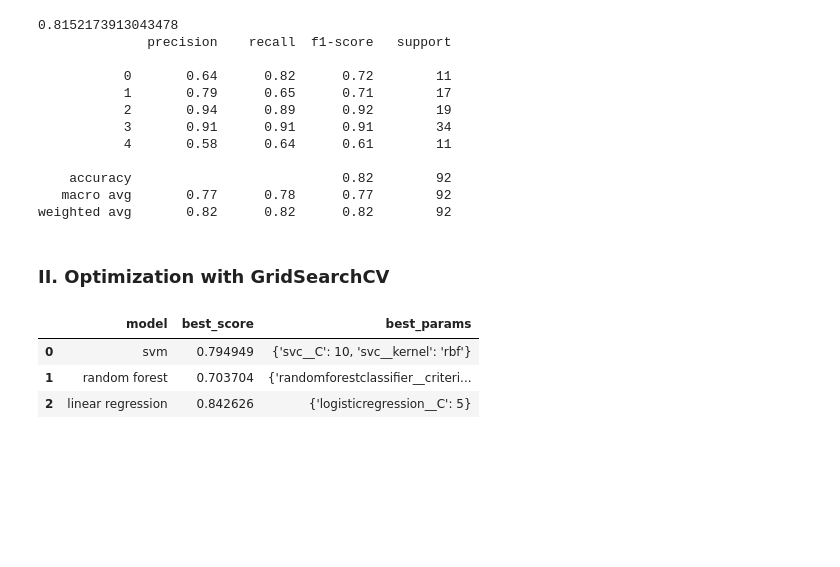
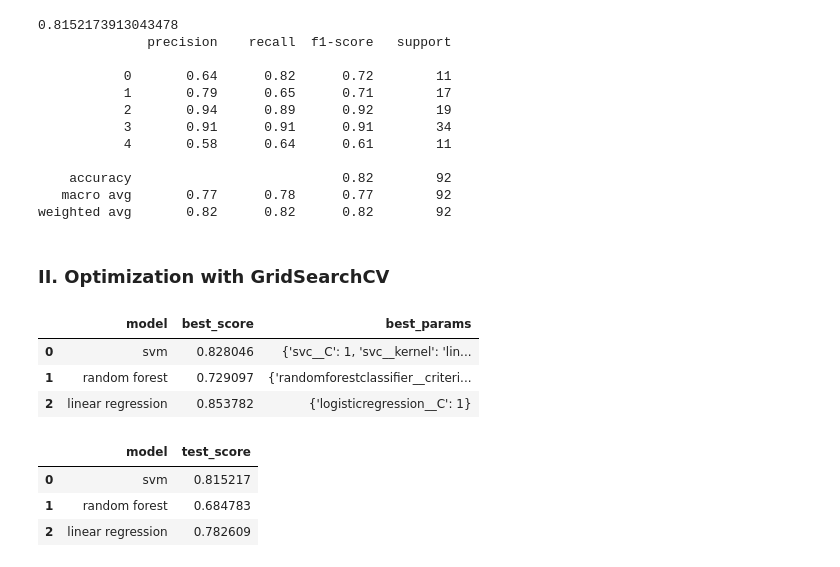
Before and after one commit to SayliMN/LeadersClassifier, a Jupyter notebook: Model/Leaders_classifier.ipynb, the cells around one changed output. Cells and saved outputs as stored; diff of their text form; code cells hidden in the pictures; blank space fills up the shorter version.

Commit message:
Add test_score for each classifier

```diff
--- a/Model/Leaders_classifier.ipynb
+++ b/Model/Leaders_classifier.ipynb
@@ -215,7 +215,7 @@ from sklearn.metrics import classification_report
 # %%
 X_train, X_test, y_train, y_test = train_test_split(X,y, random_state=0)
 # %%
-pipe = Pipeline([("scaler", StandardScaler()),("svc", SVC(kernel = "linear", C = 5))])
+pipe = Pipeline([("scaler", StandardScaler()),("svc", SVC(C = 5, kernel = "linear"))])
 pipe.fit(X_train, y_train)
 print(pipe.score(X_test, y_test))
 print(classification_report(y_test, pipe.predict(X_test)))
@@ -269,22 +269,37 @@ model_params = {
 # %%
 scores = []
 best_estimators = {}
-import pandas as pd
-for algo, mp in model_params.items():
-    pipe = make_pipeline(StandardScaler(), mp['model'])
-    clf =  GridSearchCV(pipe, mp['params'], cv=5, return_train_score=False)
+
+for classifier, mp in model_params.items():
+    pipe = make_pipeline(StandardScaler(), mp["model"])
+    clf =  GridSearchCV(pipe, mp["params"], cv = 8, return_train_score=False)
     clf.fit(X_train, y_train)
     scores.append({
-        'model': algo,
+        'model': classifier,
         'best_score': clf.best_score_,
         'best_params': clf.best_params_
     })
-    best_estimators[algo] = clf.best_estimator_
+    best_estimators[classifier] = clf.best_estimator_
 
 df = pd.DataFrame(scores,columns=['model','best_score','best_params'])
 df
 # %% [output]
 |  | model | best_score | best_params |
-| 0 | svm | 0.794949 | {'svc__C': 10, 'svc__kernel': 'rbf'} |
-| 1 | random forest | 0.703704 | {'randomforestclassifier__criteri... |
-| 2 | linear regression | 0.842626 | {'logisticregression__C': 5} |
+| 0 | svm | 0.828046 | {'svc__C': 1, 'svc__kernel': 'lin... |
+| 1 | random forest | 0.729097 | {'randomforestclassifier__criteri... |
+| 2 | linear regression | 0.853782 | {'logisticregression__C': 1} |
+# %%
+score_test = []
+for classifier in model_params.keys():
+    score = best_estimators[classifier].score(X_test, y_test)
+    score_test.append({
+        "model": classifier,
+        "test_score" : score
+    })
+df_test = pd.DataFrame(score_test, columns=["model", "test_score"])
+df_test
+# %% [output]
+|  | model | test_score |
+| 0 | svm | 0.815217 |
+| 1 | random forest | 0.684783 |
+| 2 | linear regression | 0.782609 |
```
